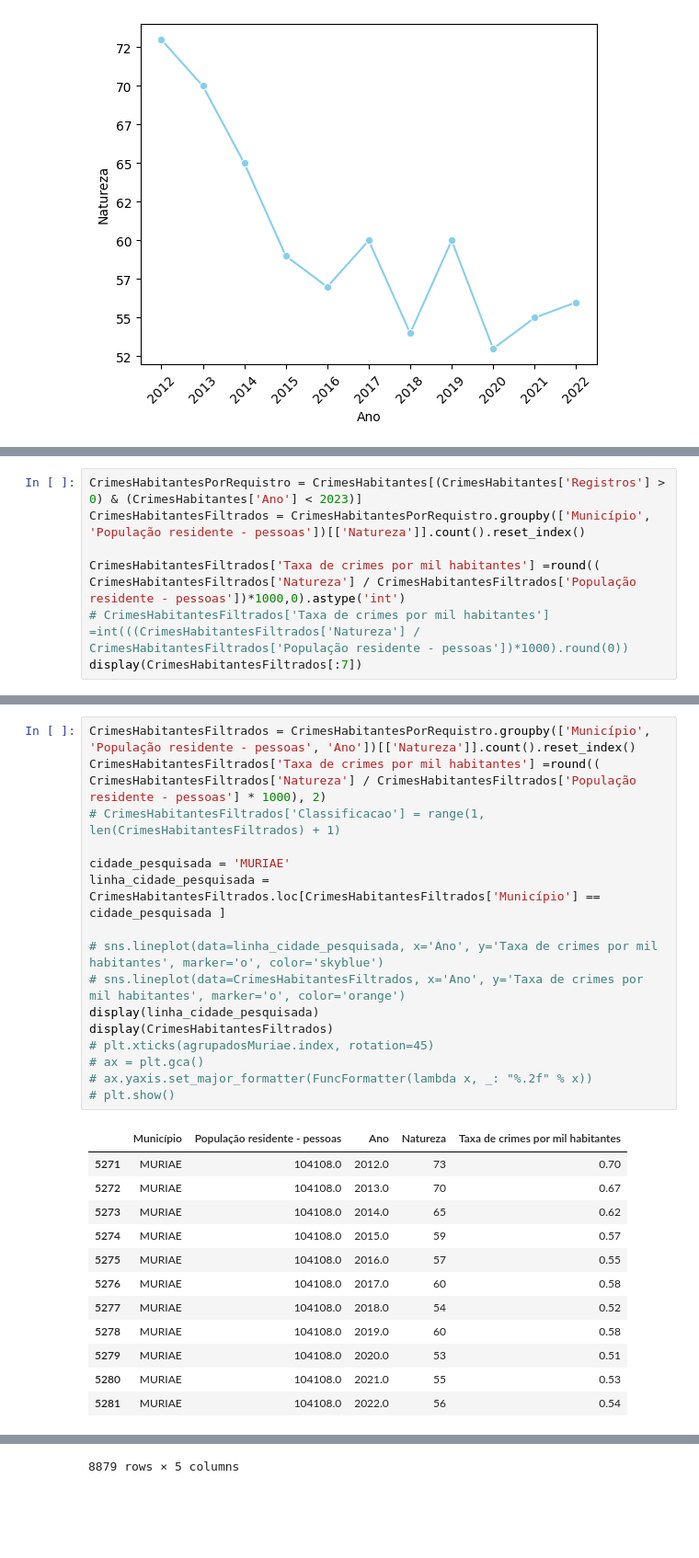
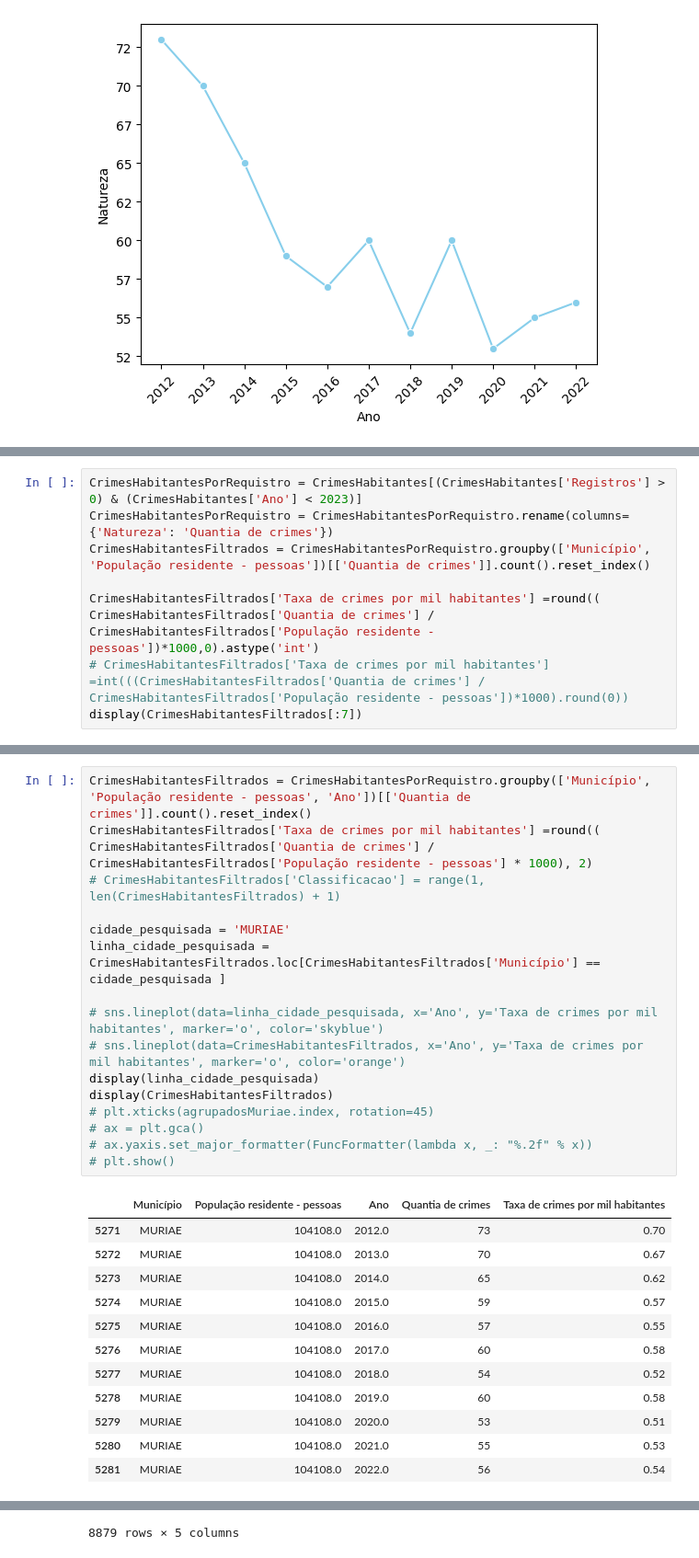
Before and after one commit to olzmooraes/PAC, a Jupyter notebook: pac-4.ipynb, the cells around one changed output, grey strips where cells are left out. Shown at 92% size. Saved outputs shown, nothing was run; the diff lists cells and outputs as text; blank space fills up the shorter version.

```diff
--- a/pac-4.ipynb
+++ b/pac-4.ipynb
@@ -171,9 +161,10 @@ display(CrimesHabitantes[:7])
 | 6 | ABADIA DOS DOURADOS | 3100104.0 | 6272.0 | 7.12 | 21962.98 | 1.0 | ... |
 # %%
 CrimesHabitantesPorRequistro = CrimesHabitantes[(CrimesHabitantes['Registros'] > 0) & (CrimesHabitantes['Ano'] < 2023)]
-CrimesHabitantesFiltrados = CrimesHabitantesPorRequistro.groupby(['Município', 'População residente - pessoas'])[['Natureza']].count().reset_index()
+CrimesHabitantesPorRequistro = CrimesHabitantesPorRequistro.rename(columns={'Natureza': 'Quantia de crimes'})
+CrimesHabitantesFiltrados = CrimesHabitantesPorRequistro.groupby(['Município', 'População residente - pessoas'])[['Quantia de crimes']].count().reset_index()
 
-CrimesHabitantesFiltrados['Taxa de crimes por mil habitantes'] =round(( CrimesHabitantesFiltrados['Natureza'] / CrimesHabitantesFiltrados['População residente - pessoas'])*1000,0).astype('int')
-# CrimesHabitantesFiltrados['Taxa de crimes por mil habitantes'] =int(((CrimesHabitantesFiltrados['Natureza'] / CrimesHabitantesFiltrados['População residente - pessoas'])*1000).round(0))
+CrimesHabitantesFiltrados['Taxa de crimes por mil habitantes'] =round(( CrimesHabitantesFiltrados['Quantia de crimes'] / CrimesHabitantesFiltrados['População residente - pessoas'])*1000,0).astype('int')
+# CrimesHabitantesFiltrados['Taxa de crimes por mil habitantes'] =int(((CrimesHabitantesFiltrados['Quantia de crimes'] / CrimesHabitantesFiltrados['População residente - pessoas'])*1000).round(0))
 display(CrimesHabitantesFiltrados[:7])
 # %% [output]
@@ -259,23 +250,23 @@ else:
 A média de crimes violentos por habitante na cidade é menor do que a média de crimes violentos por habitante no estado.
 media da cidade: (0.64%) e media do estado: (0.67%).
 # %%
-CrimesHabitantesFiltrados = CrimesHabitantesPorRequistro.groupby(['Município', 'População residente - pessoas', 'Ano'])[['Natureza']].count().reset_index()
-CrimesHabitantesFiltrados['Taxa de crimes por mil habitantes'] =round(( CrimesHabitantesFiltrados['Natureza'] / CrimesHabitantesFiltrados['População residente - pessoas'] * 1000), 2)
+CrimesHabitantesFiltrados = CrimesHabitantesPorRequistro.groupby(['Município', 'População residente - pessoas', 'Ano'])[['Quantia de crimes']].count().reset_index()
+CrimesHabitantesFiltrados['Taxa de crimes por mil habitantes'] =round(( CrimesHabitantesFiltrados['Quantia de crimes'] / CrimesHabitantesFiltrados['População residente - pessoas'] * 1000), 2)
 # CrimesHabitantesFiltrados['Classificacao'] = range(1, len(CrimesHabitantesFiltrados) + 1)
 
 cidade_pesquisada = 'MURIAE'
 linha_cidade_pesquisada = CrimesHabitantesFiltrados.loc[CrimesHabitantesFiltrados['Município'] == cidade_pesquisada ]
 
 # sns.lineplot(data=linha_cidade_pesquisada, x='Ano', y='Taxa de crimes por mil habitantes', marker='o', color='skyblue')
 # sns.lineplot(data=CrimesHabitantesFiltrados, x='Ano', y='Taxa de crimes por mil habitantes', marker='o', color='orange')
 display(linha_cidade_pesquisada)
 display(CrimesHabitantesFiltrados)
 # plt.xticks(agrupadosMuriae.index, rotation=45)
 # ax = plt.gca()
 # ax.yaxis.set_major_formatter(FuncFormatter(lambda x, _: "%.2f" % x))
 # plt.show()
 # %% [output]
-|  | Município | População residente - pessoas | Ano | Natureza | Taxa de crimes por mil habitantes |
+|  | Município | População residente - pessoas | Ano | Quantia de crimes | Taxa de crimes por mil habitantes |
 | 5271 | MURIAE | 104108.0 | 2012.0 | 73 | 0.70 |
 | 5272 | MURIAE | 104108.0 | 2013.0 | 70 | 0.67 |
 | 5273 | MURIAE | 104108.0 | 2014.0 | 65 | 0.62 |
```
Also changed, not shown: parts of 7 cells of this notebook.
